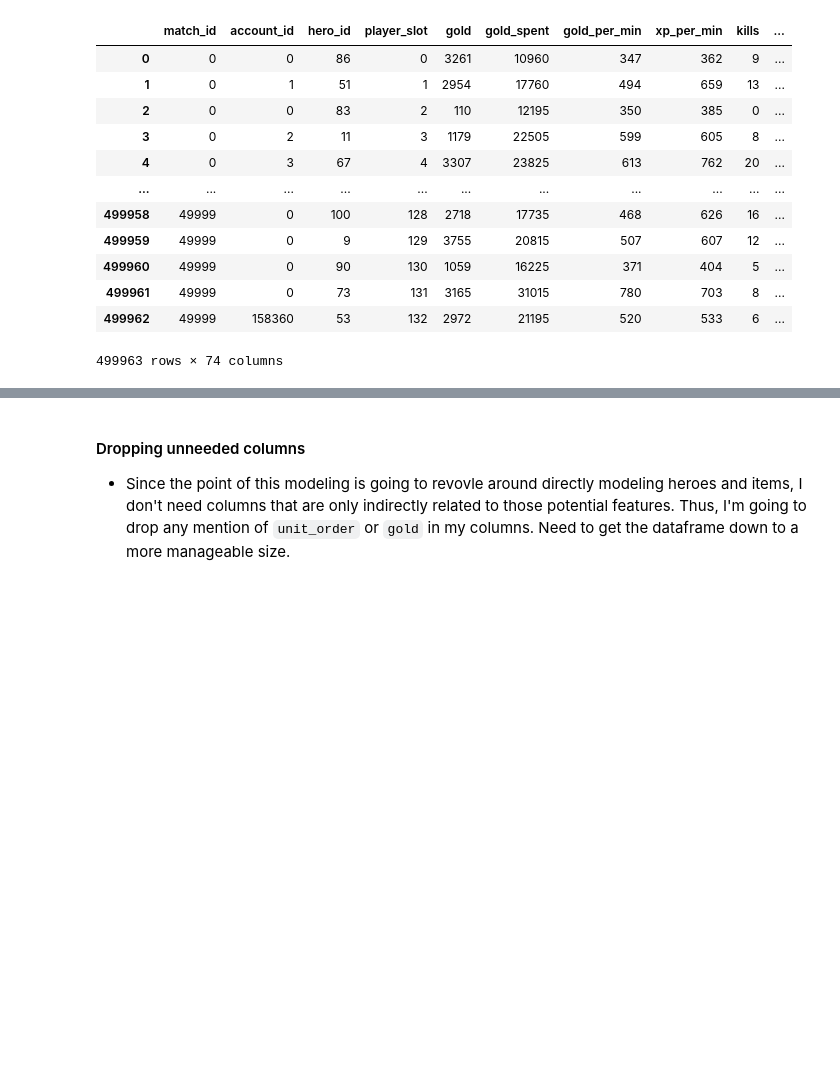
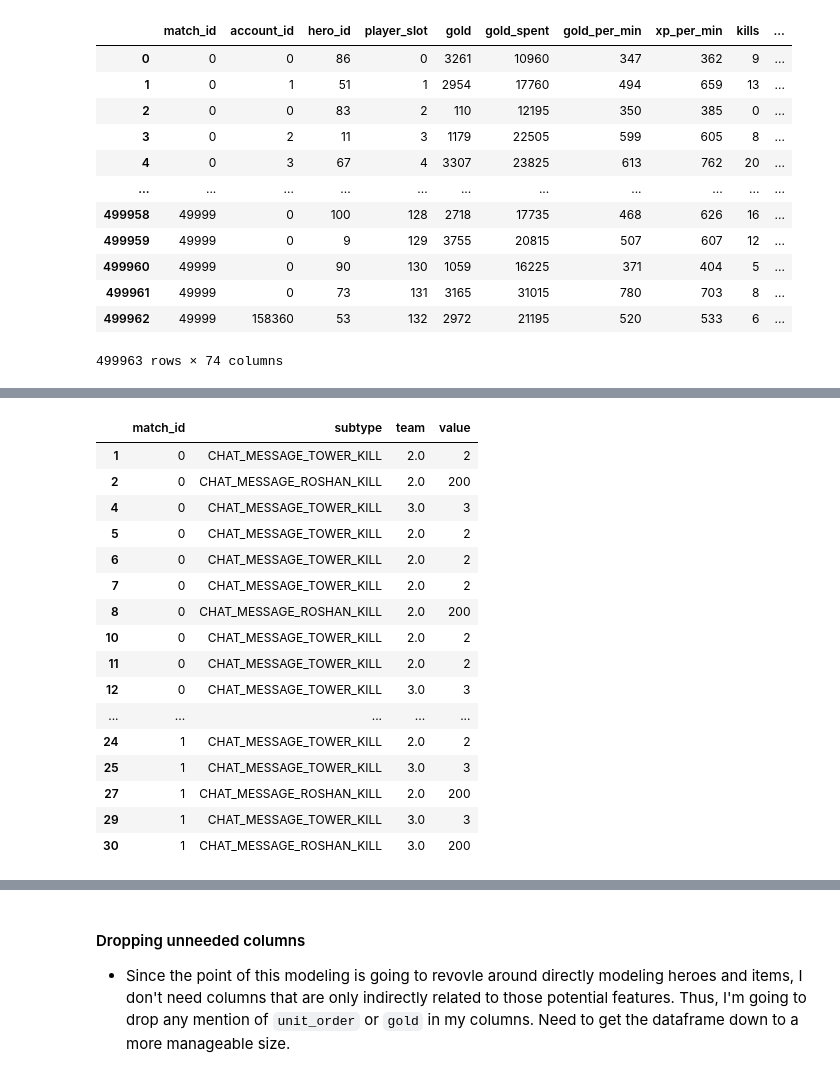
Before and after one commit to lukewbecker/dota-match-predictions, a Jupyter notebook: mvp.ipynb, the cells around one changed output, grey strips where cells are left out. Drawn from its saved outputs; the diff is of its cells as text; code cells hidden in the pictures; blank space fills up the shorter version.

```diff
--- a/mvp.ipynb
+++ b/mvp.ipynb
@@ -151,0 +183,22 @@ player_heroes[player_heroes.hero_id != 0]
+# %%
+objindex = objectives[objectives['team'] == 80].index
+objectives.drop(objindex, inplace = True)
+objectives.head(20)
+# %% [output]
+|  | match_id | subtype | team | value |
+| 1 | 0 | CHAT_MESSAGE_TOWER_KILL | 2.0 | 2 |
+| 2 | 0 | CHAT_MESSAGE_ROSHAN_KILL | 2.0 | 200 |
+| 4 | 0 | CHAT_MESSAGE_TOWER_KILL | 3.0 | 3 |
+| 5 | 0 | CHAT_MESSAGE_TOWER_KILL | 2.0 | 2 |
+| 6 | 0 | CHAT_MESSAGE_TOWER_KILL | 2.0 | 2 |
+| 7 | 0 | CHAT_MESSAGE_TOWER_KILL | 2.0 | 2 |
+| 8 | 0 | CHAT_MESSAGE_ROSHAN_KILL | 2.0 | 200 |
+| 10 | 0 | CHAT_MESSAGE_TOWER_KILL | 2.0 | 2 |
+| 11 | 0 | CHAT_MESSAGE_TOWER_KILL | 2.0 | 2 |
+| 12 | 0 | CHAT_MESSAGE_TOWER_KILL | 3.0 | 3 |
+| ... | ... | ... | ... | ... |
+| 24 | 1 | CHAT_MESSAGE_TOWER_KILL | 2.0 | 2 |
+| 25 | 1 | CHAT_MESSAGE_TOWER_KILL | 3.0 | 3 |
+| 27 | 1 | CHAT_MESSAGE_ROSHAN_KILL | 2.0 | 200 |
+| 29 | 1 | CHAT_MESSAGE_TOWER_KILL | 3.0 | 3 |
+| 30 | 1 | CHAT_MESSAGE_ROSHAN_KILL | 3.0 | 200 |
```
Also changed, not shown: parts of 47 cells of this notebook.
